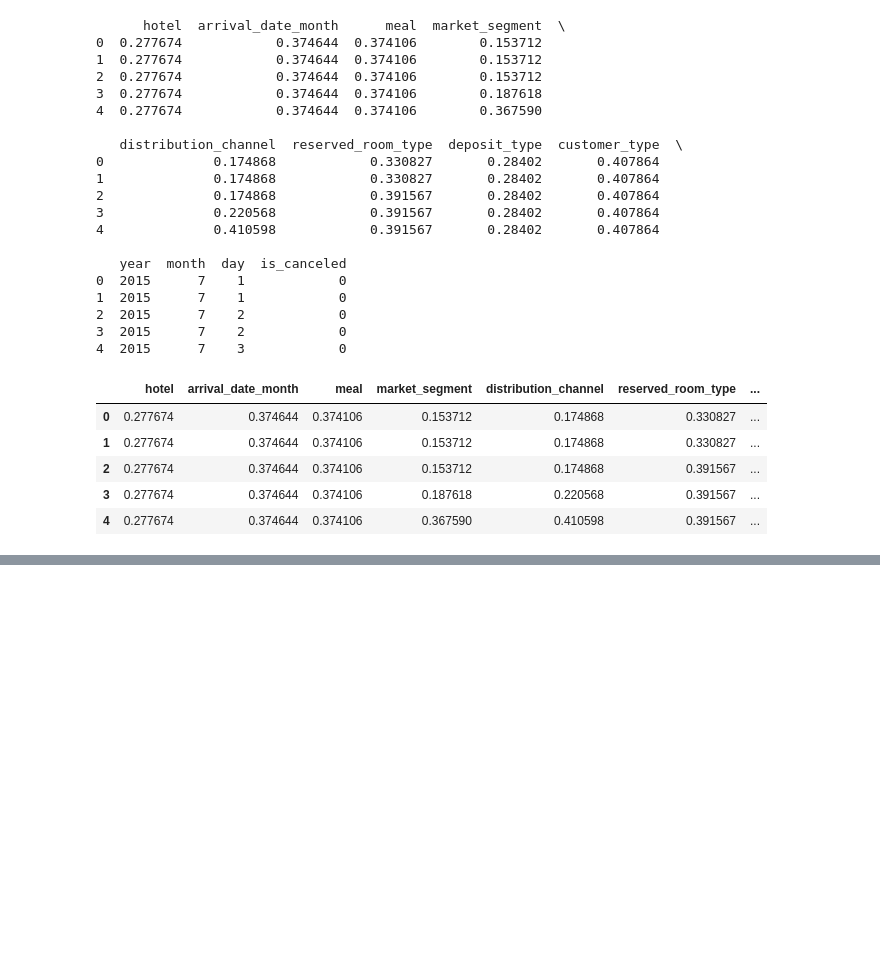
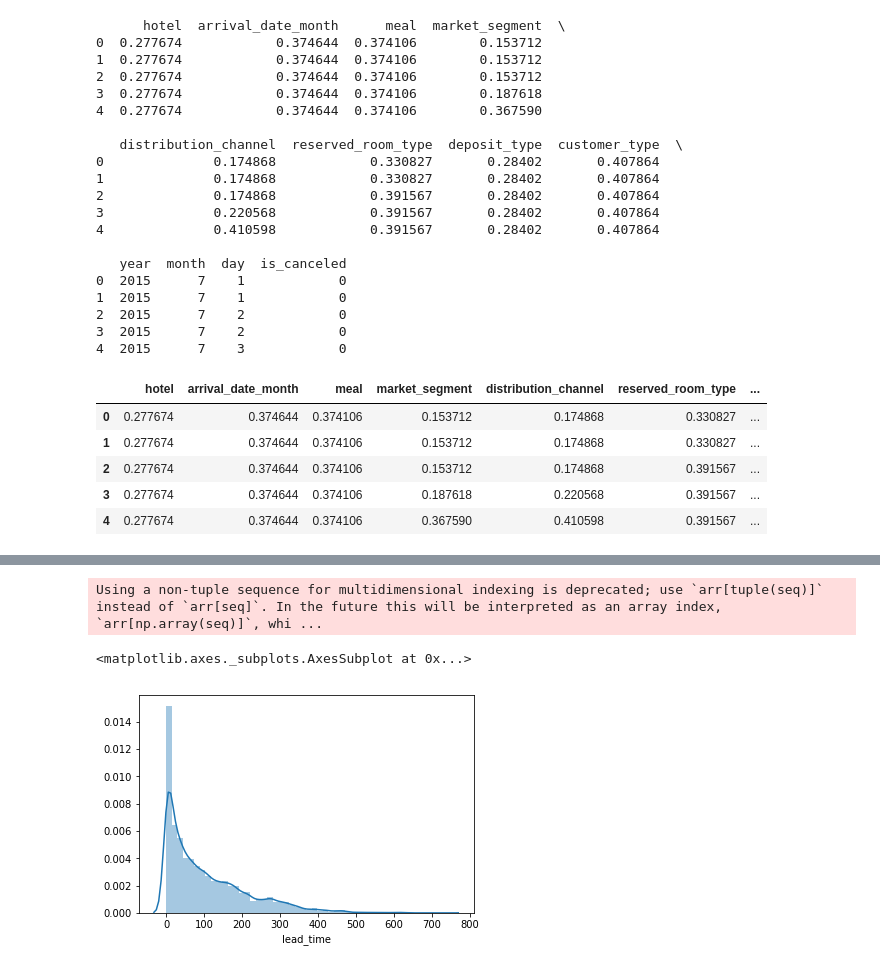
Before and after one commit to solomonsh/-Project-1---Predict-the-cancellation-of-Hotel-Booking, a Jupyter notebook: Hotel1.ipynb, the cells around one changed output, grey strips where cells are left out. Saved outputs shown, nothing was run; the diff lists cells and outputs as text; code cells hidden in the pictures; blank space fills up the shorter version.

```diff
--- a/Hotel1.ipynb
+++ b/Hotel1.ipynb
@@ -474,4 +474,4 @@ data_cat.head()
 # %%
 # Now that the categorical data is encoded let us merge the numerical and categorical data frames
 
-merged_dfs = pd.concat([data_cat,data[numeric_features]],x
+merged_dfs = pd.concat([data_cat,data[numeric_features]],axis=1)
@@ -479,0 +487,4 @@ SyntaxError: invalid syntax (<ipython-input-78-aa3e55381a92>, line 2)
+# %%
+# let us remove the repeated is_canceled column
+merged_dfs.drop('is_canceled',axis=1,inplace =True)
+merged_dfs.head()
@@ -479,0 +509,7 @@ SyntaxError: invalid syntax (<ipython-input-78-aa3e55381a92>, line 2)
+# %%
+# let us see the visualize the distribution of lead_time column
+sns.distplot(merged_dfs['lead_time'])
+# %% [output]
+Using a non-tuple sequence for multidimensional indexing is deprecated; use `arr[tuple(seq)]` instead of `arr[seq]`. In the future this will be interpreted as an array index, `arr[np.array(seq)]`, whi ...
+<matplotlib.axes._subplots.AxesSubplot at 0x...>
+[figure, added]
```
Also changed, not shown: parts of 9 cells of this notebook.
